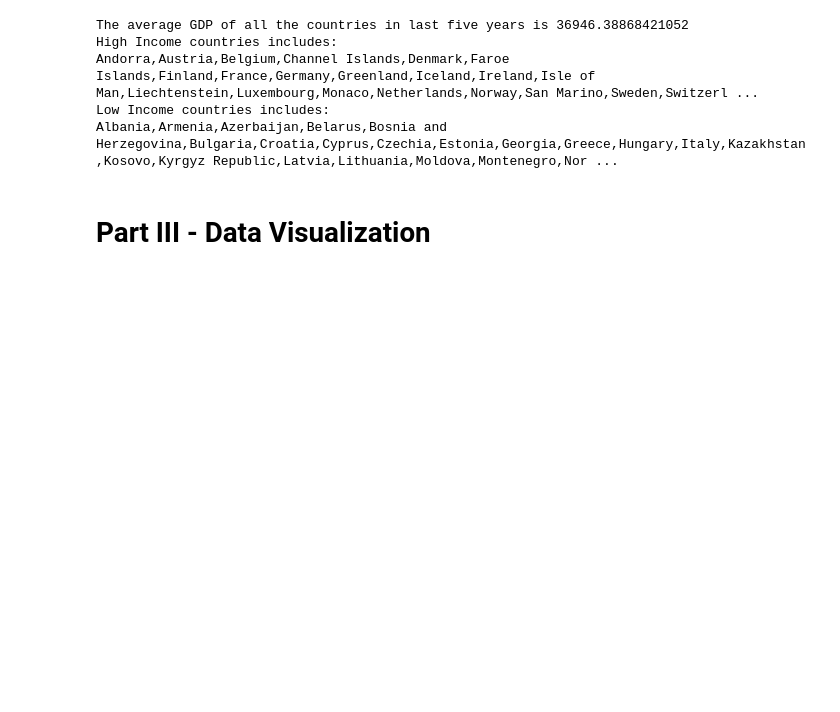
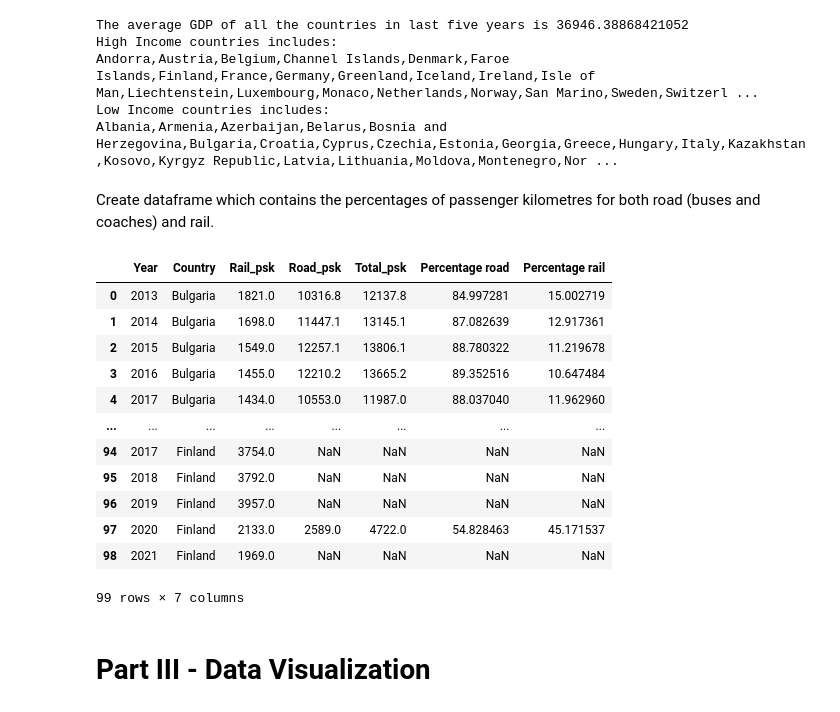
Before and after one commit to JorisVoogt/TIL6022-Project, a Jupyter notebook: Midterm-Revised.ipynb, the cells around one changed output. Drawn from its saved outputs; the diff is of its cells as text; code cells hidden in the pictures; blank space fills up the shorter version.

```diff
--- a/Midterm-Revised.ipynb
+++ b/Midterm-Revised.ipynb
@@ -357,6 +359,58 @@ High Income countries includes:
 Andorra,Austria,Belgium,Channel Islands,Denmark,Faroe Islands,Finland,France,Germany,Greenland,Iceland,Ireland,Isle of Man,Liechtenstein,Luxembourg,Monaco,Netherlands,Norway,San Marino,Sweden,Switzerl ...
 Low Income countries includes:
 Albania,Armenia,Azerbaijan,Belarus,Bosnia and Herzegovina,Bulgaria,Croatia,Cyprus,Czechia,Estonia,Georgia,Greece,Hungary,Italy,Kazakhstan,Kosovo,Kyrgyz Republic,Latvia,Lithuania,Moldova,Montenegro,Nor ...
+# %% [markdown]
+Create dataframe which contains the percentages of passenger kilometres for both road (buses and coaches) and rail.
+# %%
+# The years we choose to analyze (based upon availability)
+chosen_years = [str(i) for i in range(2013, 2022)]
+# Keep the country column
+chosen_years.insert(0, 'GEO')
+
+# The countries we choose to analyze (based upon availability)
+chosen_countries = ('Bulgaria', 'Czechia', 'Denmark', 'Germany', 'France', 'Croatia', 'Italy', 'Lithuania', 'Austria', 'Poland', 'Slovakia', 'Finland')
+
+# Keep only the chosen years and countries in the road and rail passenger km data sets
+df_road = df_road_pg[df_road_pg['GEO'].isin(chosen_countries)][chosen_years]
+df_road.reset_index(drop=True, inplace=True)
+df_rail = df_rail_pg[df_rail_pg['GEO'].isin(chosen_countries)][chosen_years]
+df_rail.reset_index(drop=True, inplace=True)
+
+# Combine road and rail data
+df_psk = pd.DataFrame(columns=['Year', 'Country', 'Rail_psk', 'Road_psk', 'Total_psk', 'Percentage road', 'Percentage rail'])
+
+for row in range(0, len(df_road.index)):
+    for col in range(1, len(df_road.columns)):
+
+        # Remove commas and change : to NaN
+        rail_val = float(df_rail.iloc[row, col].replace(',', '').replace(':', 'NaN'))
+        road_val = float(df_road.iloc[row, col].replace(',', '').replace(':', 'NaN'))
+
+        df_psk.loc[len(df_psk)] = [df_road.columns[col],
+                                   df_road.iloc[row, 0],
+                                   rail_val,
+                                   road_val,
+                                   rail_val+road_val,
+                                   road_val/(rail_val+road_val)*100,
+                                   rail_val/(rail_val+road_val)*100
+                                   ]
+
+# Show dataframe
+df_psk
+# %% [output]
+|  | Year | Country | Rail_psk | Road_psk | Total_psk | Percentage road | Percentage rail |
+| 0 | 2013 | Bulgaria | 1821.0 | 10316.8 | 12137.8 | 84.997281 | 15.002719 |
+| 1 | 2014 | Bulgaria | 1698.0 | 11447.1 | 13145.1 | 87.082639 | 12.917361 |
+| 2 | 2015 | Bulgaria | 1549.0 | 12257.1 | 13806.1 | 88.780322 | 11.219678 |
+| 3 | 2016 | Bulgaria | 1455.0 | 12210.2 | 13665.2 | 89.352516 | 10.647484 |
+| 4 | 2017 | Bulgaria | 1434.0 | 10553.0 | 11987.0 | 88.037040 | 11.962960 |
+| ... | ... | ... | ... | ... | ... | ... | ... |
+| 94 | 2017 | Finland | 3754.0 | NaN | NaN | NaN | NaN |
+| 95 | 2018 | Finland | 3792.0 | NaN | NaN | NaN | NaN |
+| 96 | 2019 | Finland | 3957.0 | NaN | NaN | NaN | NaN |
+| 97 | 2020 | Finland | 2133.0 | 2589.0 | 4722.0 | 54.828463 | 45.171537 |
+| 98 | 2021 | Finland | 1969.0 | NaN | NaN | NaN | NaN |
+99 rows × 7 columns
 # %% [markdown]
 # Part III - Data Visualization
 # %% [markdown]
```
Also changed, not shown: parts of 13 cells of this notebook.
